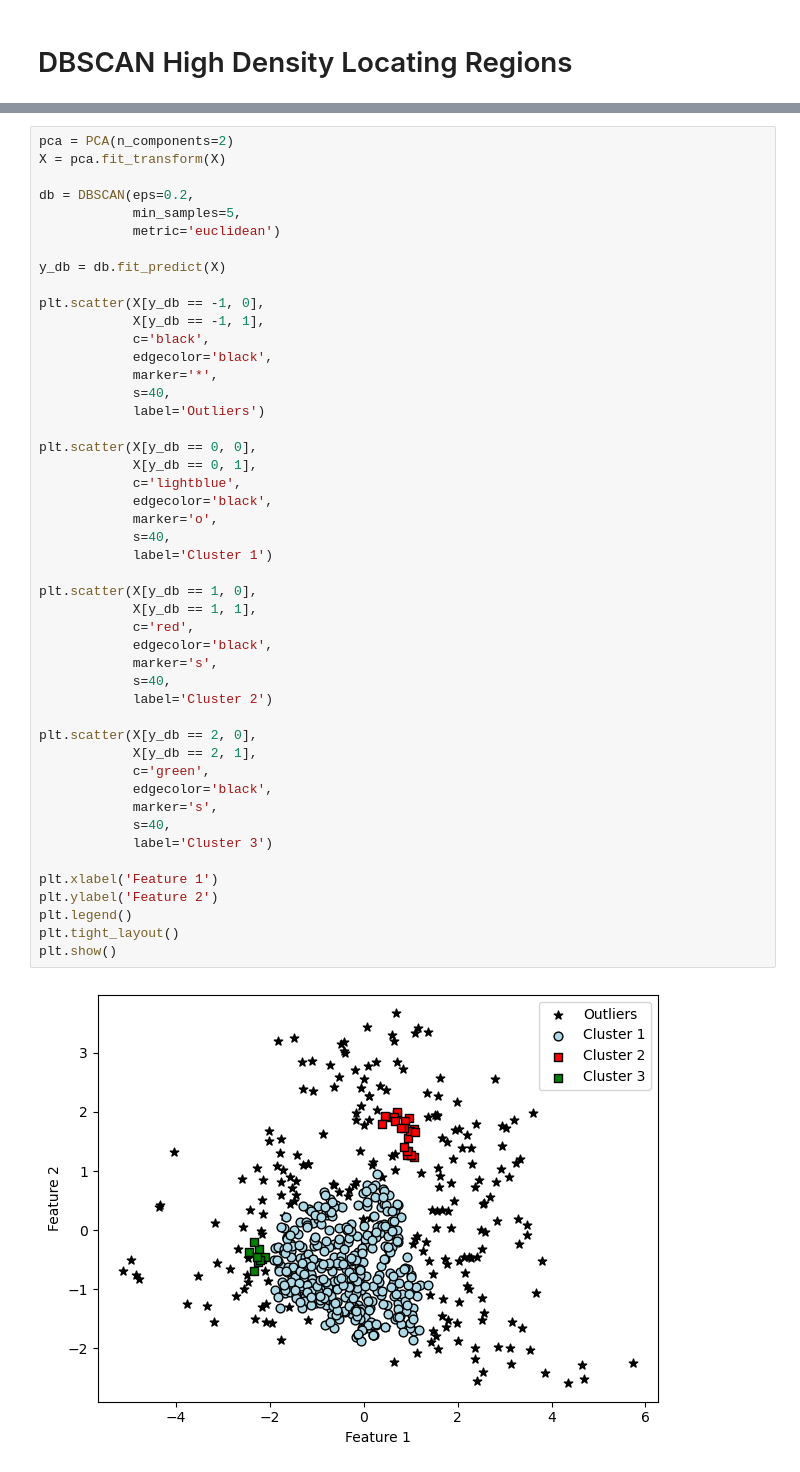
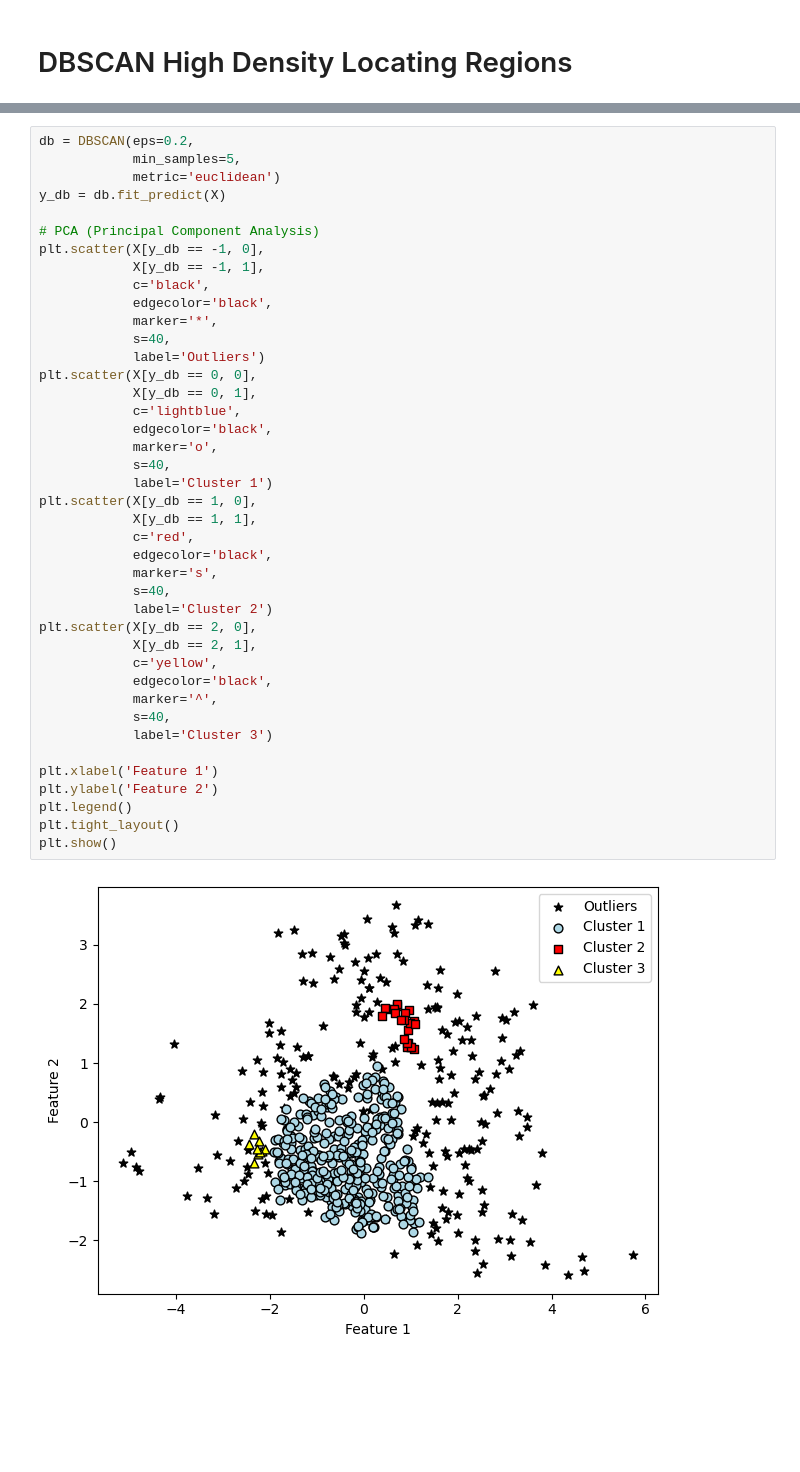
Before and after one commit to aleon2020/AA_2024-2025, a Jupyter notebook: Códigos Libro/ex_final_2024-2025/dbscan.ipynb, the cells around one changed output, grey strips where cells are left out. Cells and saved outputs as stored; diff of their text form; blank space fills up the shorter version.

```diff
--- a/Códigos Libro/ex_final_2024-2025/dbscan.ipynb
+++ b/Códigos Libro/ex_final_2024-2025/dbscan.ipynb
@@ -105,49 +114,43 @@ plt.show()
 # %%
-pca = PCA(n_components=2)
-X = pca.fit_transform(X)
-
 db = DBSCAN(eps=0.2,
             min_samples=5,
             metric='euclidean')
-
 y_db = db.fit_predict(X)
 
+# PCA (Principal Component Analysis)
 plt.scatter(X[y_db == -1, 0],
             X[y_db == -1, 1],
             c='black',
             edgecolor='black',
             marker='*',
             s=40,
             label='Outliers')
-
 plt.scatter(X[y_db == 0, 0],
             X[y_db == 0, 1],
             c='lightblue',
             edgecolor='black',
             marker='o',
             s=40,
             label='Cluster 1')
-
 plt.scatter(X[y_db == 1, 0],
             X[y_db == 1, 1],
             c='red',
             edgecolor='black',
             marker='s',
             s=40,
             label='Cluster 2')
-
 plt.scatter(X[y_db == 2, 0],
             X[y_db == 2, 1],
-            c='green',
+            c='yellow',
             edgecolor='black',
-            marker='s',
+            marker='^',
             s=40,
             label='Cluster 3')
 
 plt.xlabel('Feature 1')
 plt.ylabel('Feature 2')
 plt.legend()
 plt.tight_layout()
 plt.show()
 # %% [output]
-[figure, old version]
+[figure, new version]
```
Also changed, not shown: parts of 18 cells of this notebook.
